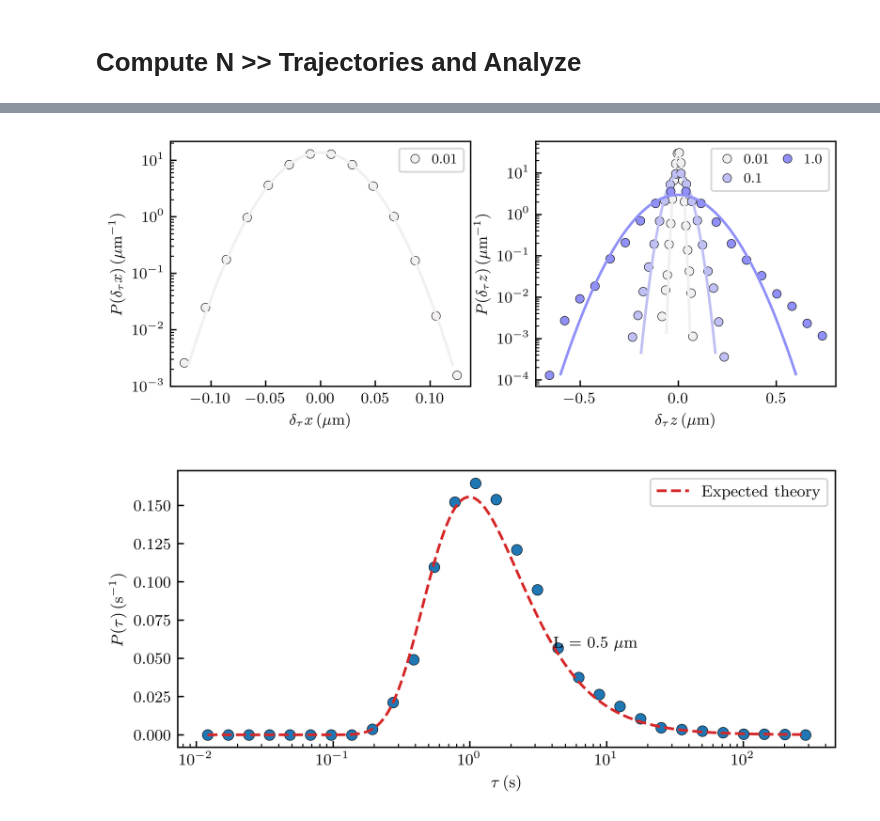
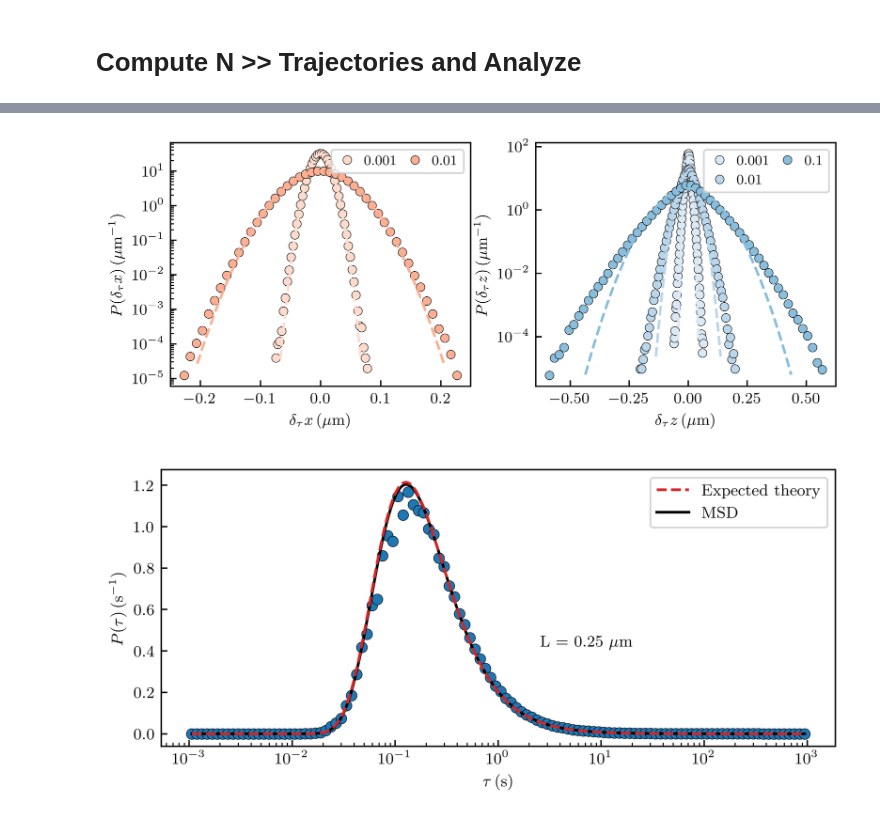
Before and after one commit to nicofares/save_codes, a Jupyter notebook: FPTs/simulation_and_fpt.ipynb, the cells around one changed output, grey strips where cells are left out. Saved outputs shown, nothing was run; the diff lists cells and outputs as text; code cells hidden in the pictures.

```diff
--- a/FPTs/simulation_and_fpt.ipynb
+++ b/FPTs/simulation_and_fpt.ipynb
@@ -490,5 +447,5 @@ Physical timestep = 0.01 s
 # %%
-def compute_one_traj(i, dt, Nt, Nt_sub, a, H, lD, lB, B, eta0, T, R0=None):
+def compute_one_traj(i, dt, Nt, Nt_sub, a, H, lD, lB, B, eta0, T, R0=None, shift_seed=0):
     brown = DoubleWallsLangevin(
         dt=dt_num, Nt=Nt, Nt_sub=Nt_sub,
         a=a, H=H, lD=lD, lB=lB, B=B, eta0=eta0, T=T,
@@ -502,6 +459,6 @@ def compute_one_traj(i, dt, Nt, Nt_sub, a, H, lD, lB, B, eta0, T, R0=None):
 %%time
 
 params = [(i, dt_num, Nt, Nt_sub, a, H, lD, lB, B, eta0, T, None) for i in np.arange(N_traj)]
-with Pool(30) as p:
+with Pool(10) as p:
     res = p.starmap(compute_one_traj, params)
 # %% [output]
@@ -1062,11 +1109,22 @@ all_y_P_eq = np.zeros((len(x_P_eq), N1))
 # %%
 # Simulations
 
-save_dir = './trajectories_grouped_simulations/'
+Ncpu = 16
+
+# Initiate class for simulations
+brown = DoubleWallsLangevin(
+    dt=dt_num, Nt=Nt, Nt_sub=Nt_sub,
+    a=a, H=H, lD=lD, lB=lB, B=B, eta0=eta0, T=T,
+    R0=None,
+)
 
 for i in tqdm(range(N1)):
+    # Initial conditions
+    z0s = brown.return_samples(N2)
     # Compute trajectories
-    xs, zs = compute_N_traj(30, N2, dt, Nt, Nt_sub, a, H, lD, lB, B, eta0, T, R0=None)
+    # R0s = [(0, z0s[j]) for j in range(N2)]
+    R0s = [None for j in range(N2)]
+    xs, zs = compute_N_traj(Ncpu, N2, dt, Nt, Nt_sub, a, H, lD, lB, B, eta0, T, R0s)
     # Compute Peq
     _, _, temp_y_P_eq = measure_Peq(zs, bins_edges)
     # Compute MSD
@@ -1078,12 +1136,8 @@ for i in tqdm(range(N1)):
     temp_prob_dx = compute_proba_dx('x', use_cutoff=n_std, min_dx=None)
     temp_prob_dz = compute_proba_dx('z', use_cutoff=n_std, min_dx=None)
     # Compute FPTs
-    temp_hist_FPT_x = get_hist_FPT(xs, Ls, bin_edges_fpt_x)
-    # Save several P_eq, MSDs, distributions of displacements, distrib of FPTs
-    # if i % 1 == 0:
-    #     all_y_P_eq[:,i] = np.copy(temp_y_P_eq)
-    #     all_MSD_x[:,i] = np.copy(temp_MSD_x)
-    #     all_MSD_z[:,i] = np.copy(temp_MSD_z)
+    temp_hist_FPT_x = get_hist_FPT(Ncpu, xs, Ls, bin_edges_fpt_x, offset=0)
+    temp_hist_FPT_z = get_hist_FPT(Ncpu, zs, Ls_z, bin_edges_fpt_z, offset=0)
     # Update variables
     y_P_eq = y_P_eq + temp_y_P_eq
     MSD_x = MSD_x + temp_MSD_x
@@ -1091,6 +1145,9 @@ for i in tqdm(range(N1)):
     prob_dx = prob_dx + temp_prob_dx
     prob_dz = prob_dz + temp_prob_dz
     hist_FPT_x = hist_FPT_x + temp_hist_FPT_x
+    hist_FPT_z = hist_FPT_z + temp_hist_FPT_z
+    # Nap nap
+    time.sleep(1)
 
 # Finish averaging
 y_P_eq = y_P_eq / N1
@@ -1099,3 +1156,4 @@ MSD_z = MSD_z / N1
 prob_dx = prob_dx / N1
 prob_dz = prob_dz / N1
 hist_FPT_x = hist_FPT_x / N1
+hist_FPT_z = hist_FPT_z / N1
@@ -1155,38 +1242,38 @@ def gaussian(x, D, tau):
 
 bins_dx_theory = [np.linspace(-np.max([np.abs(np.min(bins)), np.max(bins)]), np.max([np.abs(np.min(bins)), np.max(bins)]), 100) for bins in bins_dx]
 prob_dx_theory = [gaussian(bins_dx_theory[i], meanDx, timesteps_dx[i]*dt) for i in range(len(bins_dx))]
 
 bins_dz_theory = [np.linspace(-np.max([np.abs(np.min(bins)), np.max(bins)]), np.max([np.abs(np.min(bins)), np.max(bins)]), 100) for bins in bins_dz]
 prob_dz_theory = [gaussian(bins_dz_theory[i], meanDz, timesteps_dz[i]*dt) for i in range(len(bins_dz))]
 
-colors_x = sns.color_palette("light:r", as_cmap=False)
-colors_z = sns.color_palette("light:b", as_cmap=False)
+colors_x = sns.color_palette("Reds", as_cmap=False)
+colors_z = sns.color_palette("Blues", as_cmap=False)
 
 fig, axes = plt.subplots(1, 2, figsize=(15/2.54, 6/2.54))
 
-for i, di in enumerate(timesteps_dx[:1]):
+for i, di in enumerate(timesteps_dx[0:2]):
     bins, prob = bins_dx[i], prob_dx[i]
     cond = prob > 0
     bins = bins[cond]
     prob = prob[cond]
     bins_th, prob_th = bins_dx_theory[i], prob_dx_theory[i]
-    axes[0].plot(bins * 1e6, prob*1e-6, 'o', ms=5, mfc=colors_x[i], label=np.round(di*dt,2))
-    axes[0].plot(bins_th[prob_th >= np.min(prob)]*1e6, prob_th[prob_th >= np.min(prob)]*1e-6, ls='-', c=colors_x[i])
+    axes[0].plot(bins * 1e6, prob*1e-6, 'o', ms=5, mfc=colors_x[i], label=np.round(di*dt,4))
+    axes[0].plot(bins_th[prob_th >= np.min(prob)]*1e6, prob_th[prob_th >= np.min(prob)]*1e-6, ls='--', c=colors_x[i])
 axes[0].legend(frameon=True, handletextpad=0.5, handlelength=1.5, ncol=2, columnspacing=0.5, prop={'size': 8})
 axes[0].set(xlabel=r'$\delta_\tau x \, \mathrm{(\mu m)}$', ylabel=r'$P(\delta_\tau x) \, \mathrm{(\mu m^{-1})}$', xscale='linear', yscale='log')
 
 for i, di in enumerate(timesteps_dz):
     bins, prob = bins_dz[i], prob_dz[i]
     cond = prob > 0
     bins = bins[cond]
     prob = prob[cond]
     bins_th, prob_th = bins_dz_theory[i], prob_dz_theory[i]
-    axes[1].plot(bins * 1e6, prob*1e-6, 'o', ms=5, mfc=colors_z[i], label=np.round(di*dt,2))
-    axes[1].plot(bins_th[prob_th >= np.min(prob)]*1e6, prob_th[prob_th >= np.min(prob)]*1e-6, ls='-', c=colors_z[i])
+    axes[1].plot(bins * 1e6, prob*1e-6, 'o', ms=5, mfc=colors_z[i], label=np.round(di*dt,4))
+    axes[1].plot(bins_th[prob_th >= np.min(prob)]*1e6, prob_th[prob_th >= np.min(prob)]*1e-6, ls='--', c=colors_z[i])
 axes[1].legend(frameon=True, handletextpad=0.5, handlelength=1.5, ncol=2, columnspacing=0.5, prop={'size': 8})
 axes[1].set(xlabel=r'$\delta_\tau z \, \mathrm{(\mu m)}$', ylabel=r'$P(\delta_\tau z) \, \mathrm{(\mu m^{-1})}$', xscale='linear', yscale='log')
 
 plt.tight_layout(pad=0.2)
 plt.show()
 # %% [output]
-[figure, old version]
+[figure, new version]
@@ -1193,7 +1282,7 @@ plt.show()
 # %%
 # Plot FPTs
 
-k = 1
+k = 0
 
 bins_FPT_x_theory = np.logspace(np.log10(np.min(bins_FPT_x[k])), np.log10(np.max(bins_FPT_x[k])), 1000)
 hist_FPT_x_theory = Levy(bins_FPT_x_theory, L=Ls[k], D=meanDx)
@@ -1202,11 +1291,11 @@ fig, ax = plt.subplots(1, 1, figsize=(15/2.54, 7/2.54))
 ax.plot(bins_FPT_x[k,:], hist_FPT_x[k,:], 'o')
 ax.plot(bins_FPT_x_theory, hist_FPT_x_theory, '--', c='tab:red', label=r'Expected theory', zorder=3)
 # ax.plot(bins_FPT_x_theory, hist_FPT_x_fit, '--k', label='Fit')
-# ax.plot(bins_FPT_x_theory, Levy(bins_FPT_x_theory, L=Ls[k], D=meanDx_MSD), '-k', label='MSD')
+ax.plot(bins_FPT_x_theory, Levy(bins_FPT_x_theory, L=Ls[k], D=meanDx_MSD), '-k', label='MSD')
 ax.set(xscale='log', yscale='linear', xlabel=r'$\tau \, \mathrm{(s)}$', ylabel=r'$P(\tau) \, \mathrm{(s^{-1})}$')
 ax.legend()
 ax.annotate(
-    r"L = {} $\mu$m".format(np.round(Ls[k] * 1e6, 1)),
+    r"L = {} $\mu$m".format(np.round(Ls[k] * 1e6, 3)),
     xy=(0, 0),  xycoords='axes fraction', xytext=(0.7, 0.4), textcoords='axes fraction', color='k',
     horizontalalignment='right', verticalalignment='top',
     fontsize=9,
@@ -1214,4 +1303,4 @@ ax.annotate(
 plt.tight_layout()
 plt.show()
 # %% [output]
-[figure, old version]
+[figure, new version]
```
Also changed, not shown: parts of 60 cells of this notebook.
